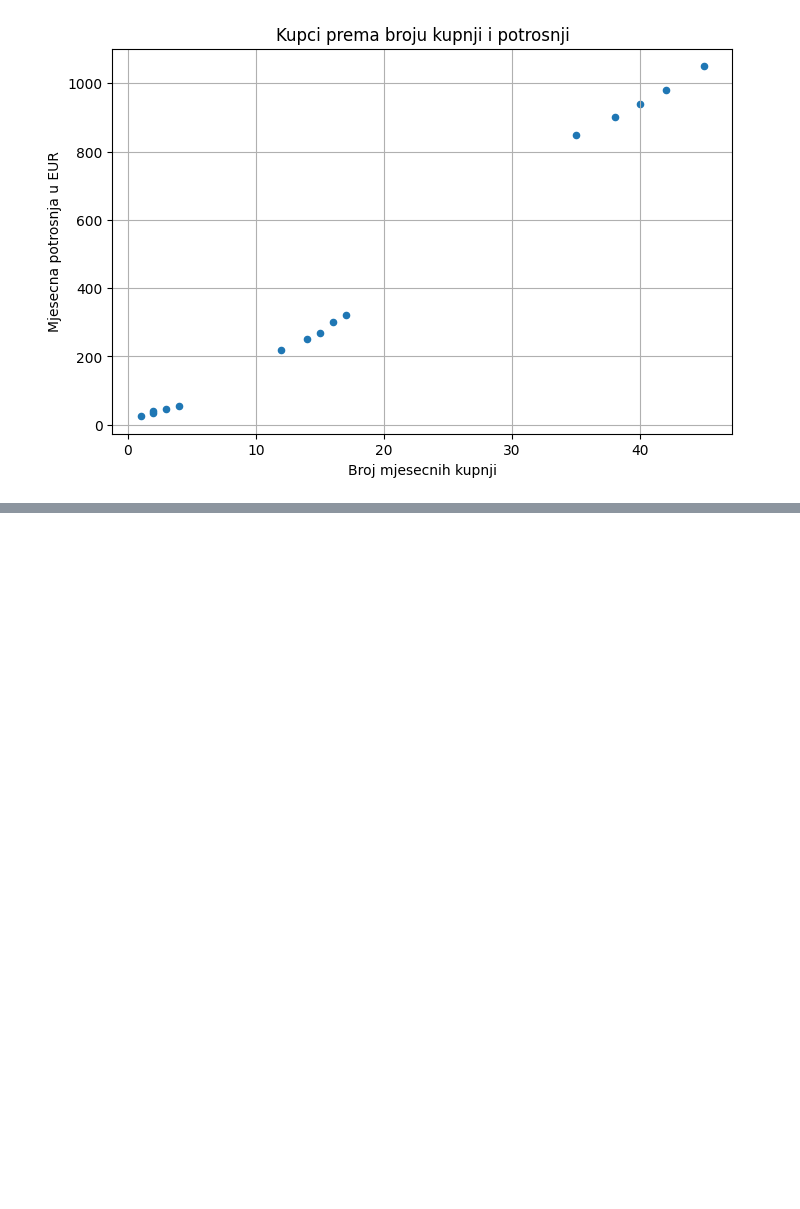
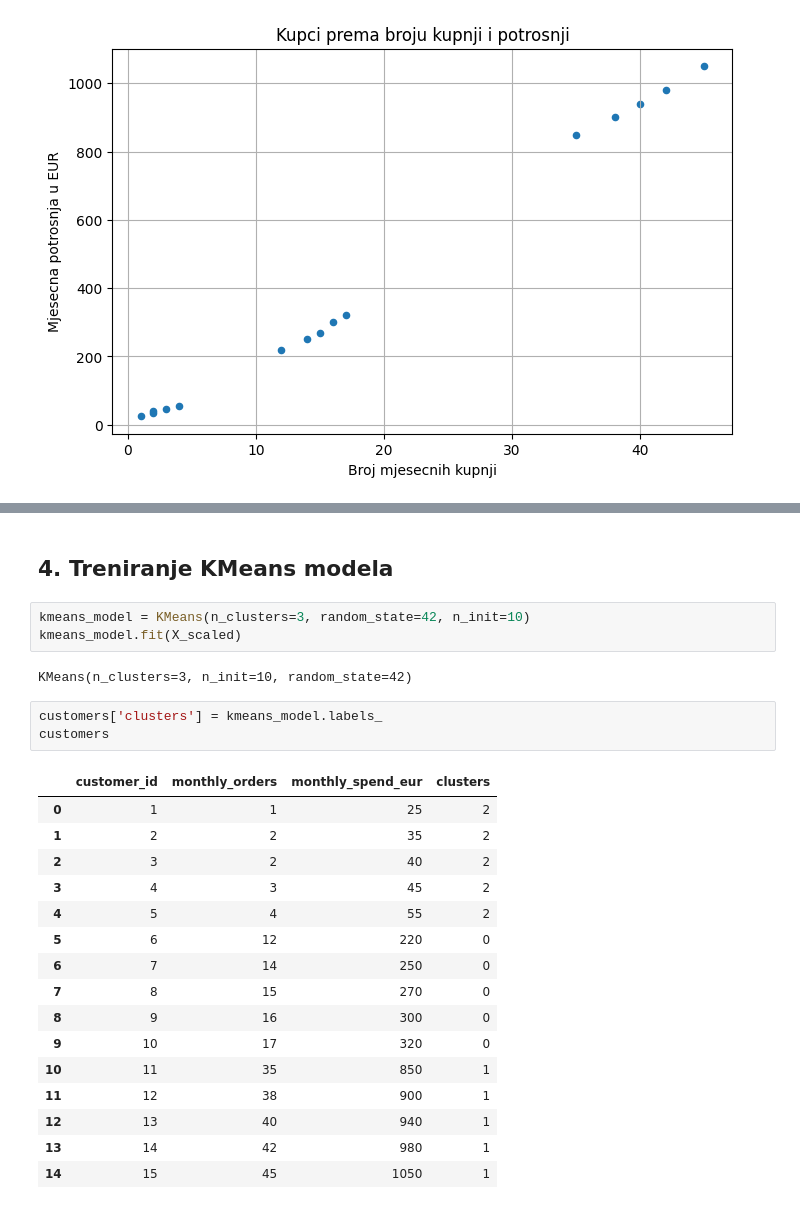
Before and after one commit to python-developer-algebra-klujic/pyds-ponavljanje, a Jupyter notebook: 15_Clustering.ipynb, the cells around one changed output, grey strips where cells are left out. Saved outputs shown, nothing was run; the diff lists cells and outputs as text; blank space fills up the shorter version.

```diff
--- a/15_Clustering.ipynb
+++ b/15_Clustering.ipynb
@@ -41,0 +82,27 @@ plt.show()
+# %% [markdown]
+## 4. Treniranje KMeans modela
+# %%
+kmeans_model = KMeans(n_clusters=3, random_state=42, n_init=10)
+kmeans_model.fit(X_scaled)
+# %% [output]
+KMeans(n_clusters=3, n_init=10, random_state=42)
+# %%
+customers['clusters'] = kmeans_model.labels_
+customers
+# %% [output]
+|  | customer_id | monthly_orders | monthly_spend_eur | clusters |
+| 0 | 1 | 1 | 25 | 2 |
+| 1 | 2 | 2 | 35 | 2 |
+| 2 | 3 | 2 | 40 | 2 |
+| 3 | 4 | 3 | 45 | 2 |
+| 4 | 5 | 4 | 55 | 2 |
+| 5 | 6 | 12 | 220 | 0 |
+| 6 | 7 | 14 | 250 | 0 |
+| 7 | 8 | 15 | 270 | 0 |
+| 8 | 9 | 16 | 300 | 0 |
+| 9 | 10 | 17 | 320 | 0 |
+| 10 | 11 | 35 | 850 | 1 |
+| 11 | 12 | 38 | 900 | 1 |
+| 12 | 13 | 40 | 940 | 1 |
+| 13 | 14 | 42 | 980 | 1 |
+| 14 | 15 | 45 | 1050 | 1 |
```
Also changed, not shown: parts of 7 cells of this notebook.
